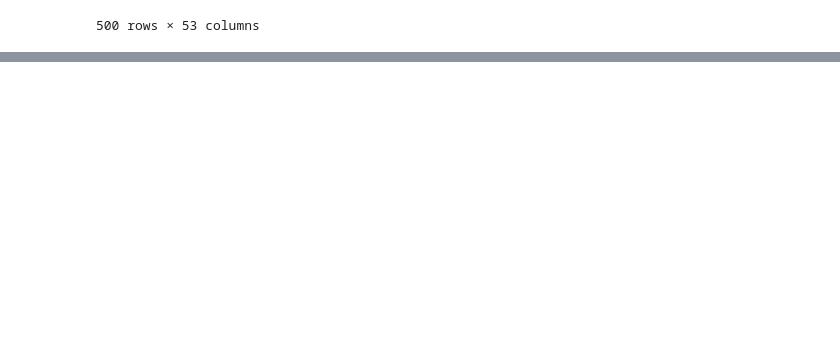
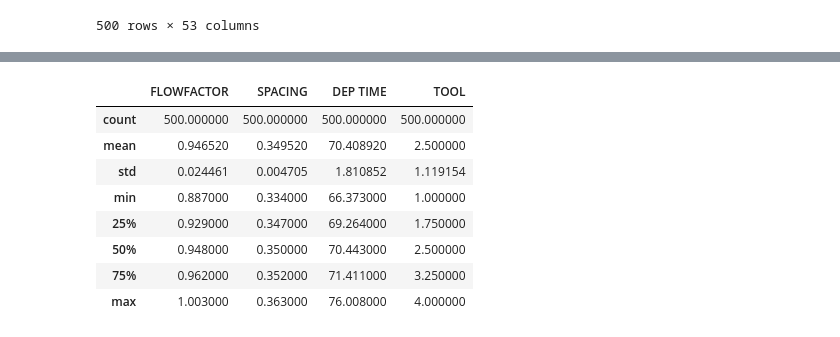
Before and after one commit to Ayazdi/conductive, a Jupyter notebook: visualization.ipynb, the cells around one changed output, grey strips where cells are left out. Drawn from its saved outputs; the diff is of its cells as text; code cells hidden in the pictures; blank space fills up the shorter version.

```diff
--- a/visualization.ipynb
+++ b/visualization.ipynb
@@ -165,0 +74,12 @@ plt.show()
+# %%
+df[features].describe()
+# %% [output]
+|  | FLOWFACTOR | SPACING | DEP TIME | TOOL |
+| count | 500.000000 | 500.000000 | 500.000000 | 500.000000 |
+| mean | 0.946520 | 0.349520 | 70.408920 | 2.500000 |
+| std | 0.024461 | 0.004705 | 1.810852 | 1.119154 |
+| min | 0.887000 | 0.334000 | 66.373000 | 1.000000 |
+| 25% | 0.929000 | 0.347000 | 69.264000 | 1.750000 |
+| 50% | 0.948000 | 0.350000 | 70.443000 | 2.500000 |
+| 75% | 0.962000 | 0.352000 | 71.411000 | 3.250000 |
+| max | 1.003000 | 0.363000 | 76.008000 | 4.000000 |
```
Also changed, not shown: parts of 26 cells of this notebook, 40 other files.
